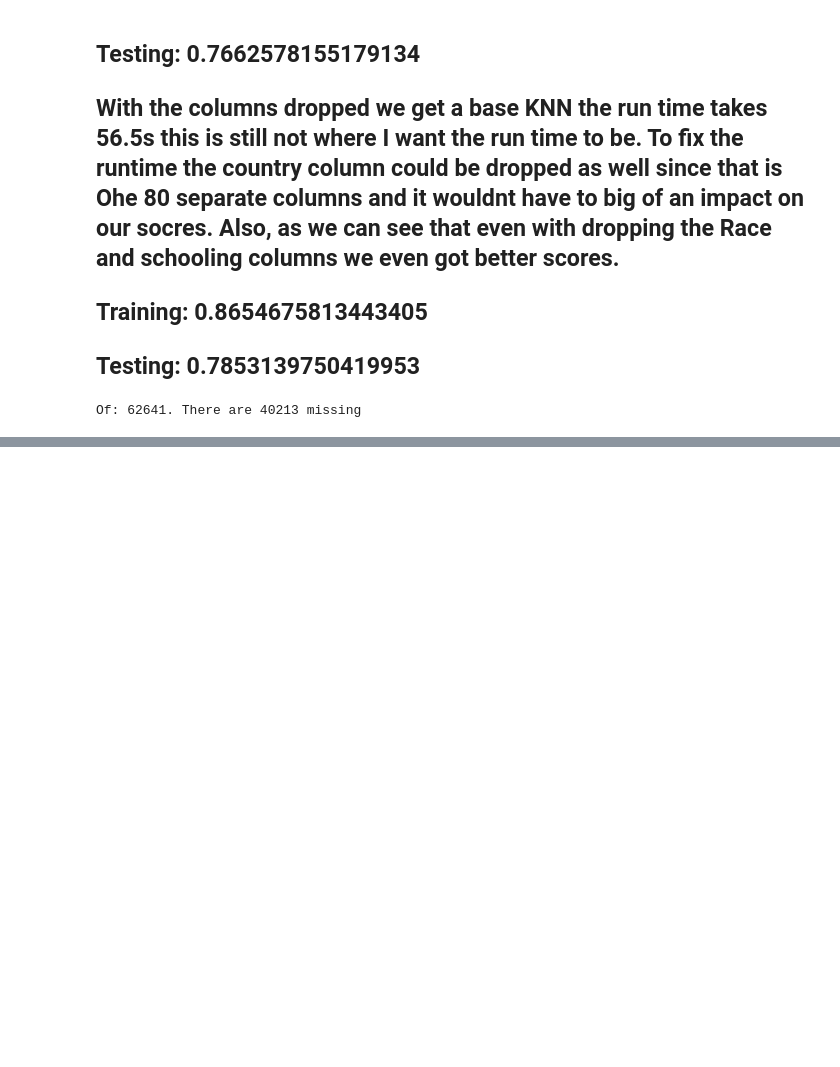
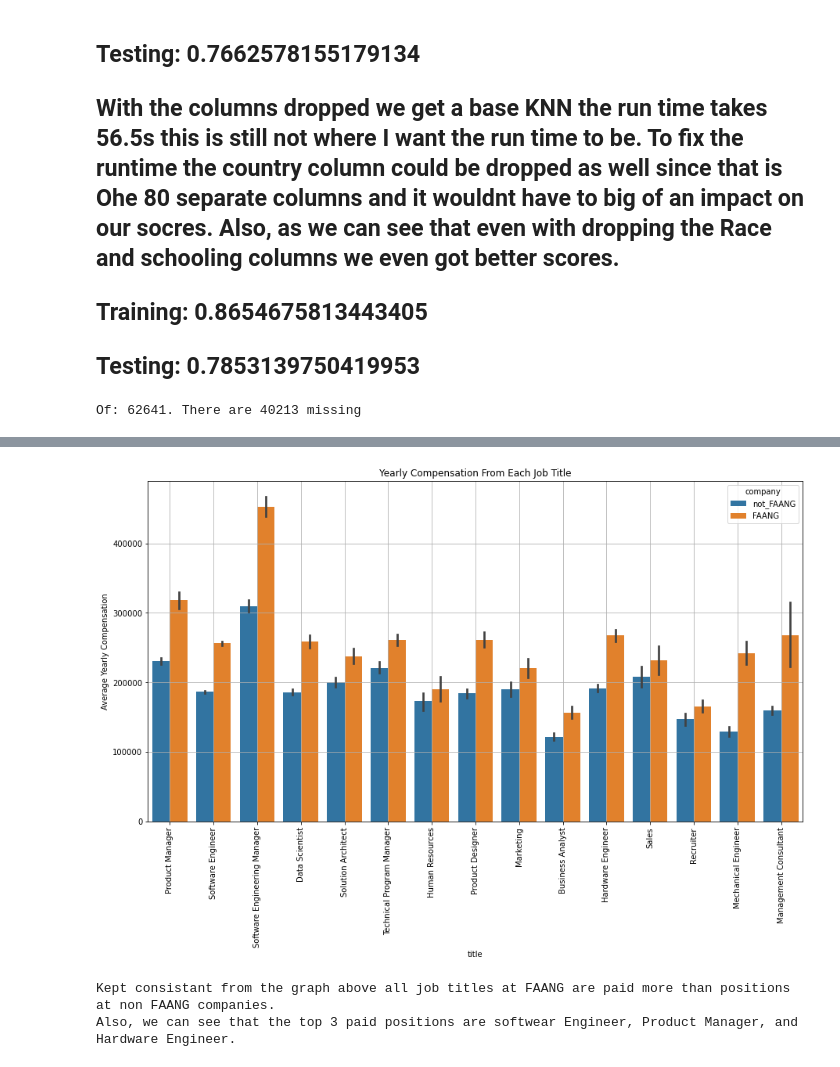
Before and after one commit to SpencerReno/Project_two, a Jupyter notebook: Salary_predictions.ipynb, the cells around one changed output, grey strips where cells are left out. Saved outputs shown, nothing was run; the diff lists cells and outputs as text; code cells hidden in the pictures; blank space fills up the shorter version.

```diff
--- a/Salary_predictions.ipynb
+++ b/Salary_predictions.ipynb
@@ -279,0 +302,14 @@ salary_data.head()
+# %%
+plt.figure(figsize=(15,8))
+bar_plot = sns.barplot(salary_data['title'], salary_data['totalyearlycompensation'], hue=salary_data['company'])
+plt.ylabel('Average Yearly Compensation')
+plt.title('Yearly Compensation From Each Job Title')
+plt.xticks(rotation=90)
+plt.grid()
+plt.show()
+print('''Kept consistant from the graph above all job titles at FAANG are paid more than positions at non FAANG companies.
+Also, we can see that the top 3 paid positions are softwear Engineer, Product Manager, and Hardware Engineer. ''')
+# %% [output]
+[figure, added]
+Kept consistant from the graph above all job titles at FAANG are paid more than positions at non FAANG companies.
+Also, we can see that the top 3 paid positions are softwear Engineer, Product Manager, and Hardware Engineer.
```
Also changed, not shown: parts of 44 cells of this notebook.
